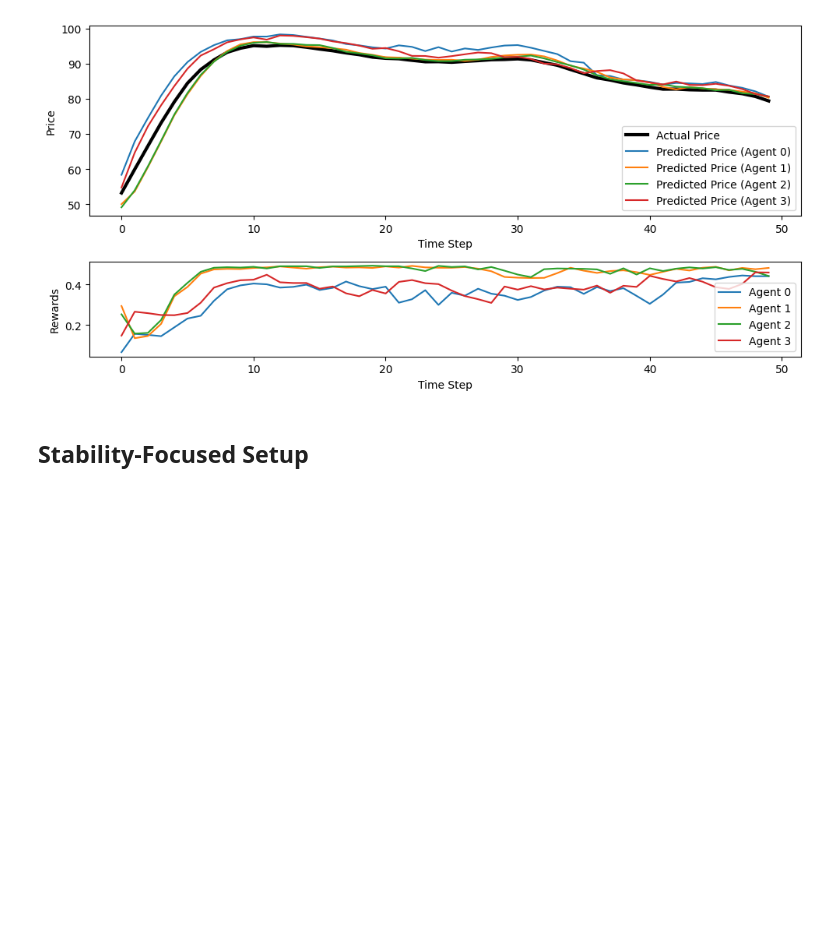
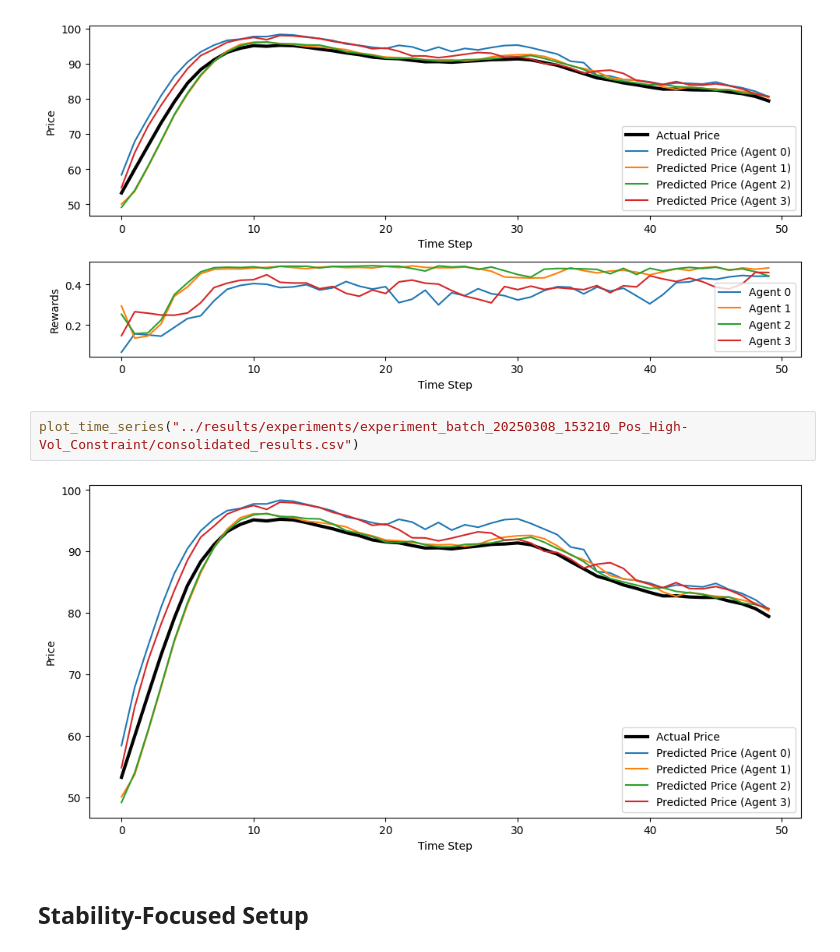
Before and after one commit to SidneyyN/FYP, a Jupyter notebook: gpt_agents-master/notebooks/consolidated_graphs.ipynb, the cells around one changed output. Cells and saved outputs as stored; diff of their text form; blank space fills up the shorter version.

```diff
--- a/gpt_agents-master/notebooks/consolidated_graphs.ipynb
+++ b/gpt_agents-master/notebooks/consolidated_graphs.ipynb
@@ -17,6 +21,10 @@ plot_experiment_results("../results/experiments/experiment_batch_20250226_121541
 plot_experiment_results("../results/experiments/experiment_batch_20250308_153210_Pos_High-Vol_Constraint/consolidated_results.csv")
 # %% [output]
 [figure]
+# %%
+plot_time_series("../results/experiments/experiment_batch_20250308_153210_Pos_High-Vol_Constraint/consolidated_results.csv")
+# %% [output]
+[figure, added]
 # %% [markdown]
 ## Stability-Focused Setup
 # %%
```
Also changed, not shown: parts of 7 cells of this notebook, 7 other files.
